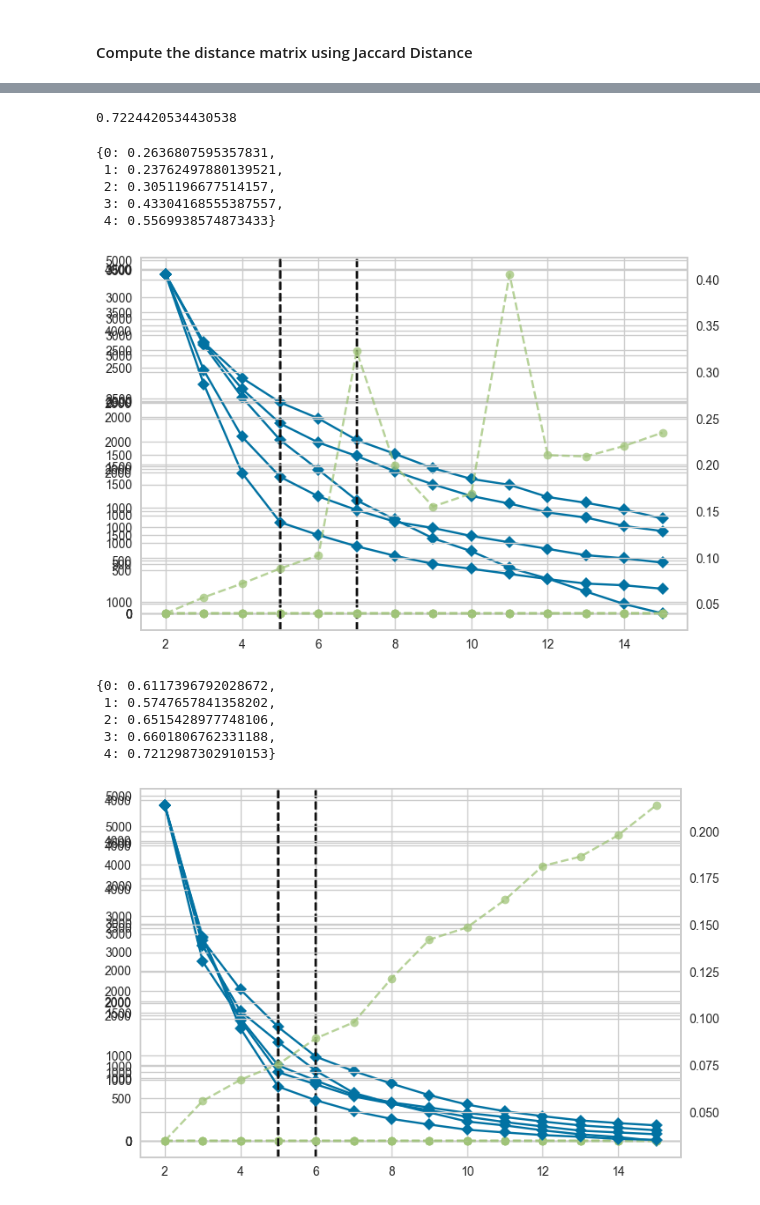
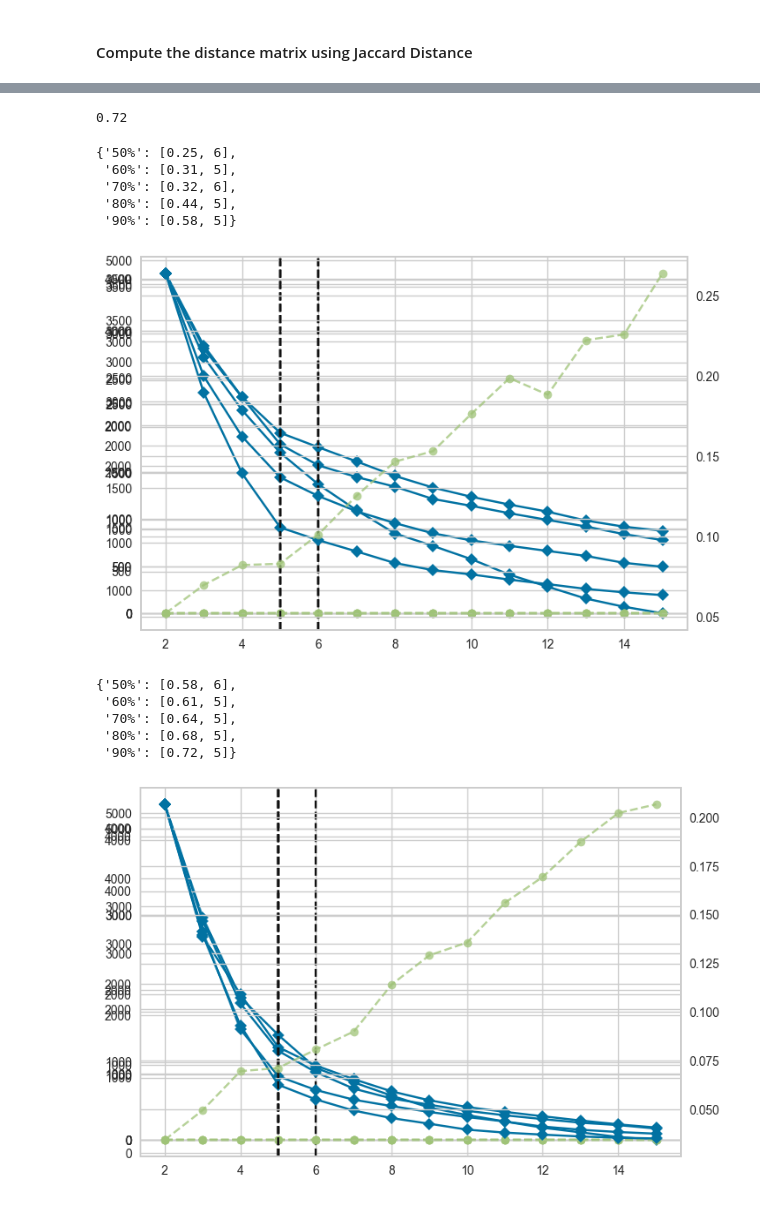
Before and after one commit to pcastiglione99/Data-Quality-Project, a Jupyter notebook: src/project.ipynb, the cells around one changed output, grey strips where cells are left out. Cells and saved outputs as stored; diff of their text form; code cells hidden in the pictures.

```diff
--- a/src/project.ipynb
+++ b/src/project.ipynb
@@ -280,27 +280,28 @@ usersKmeans
 322 rows × 5 columns
 # %%
-silhouette_score(dist_matrix, kmeans_clust.labels_, metric='precomputed')
+round(silhouette_score(dist_matrix, kmeans_clust.labels_, metric='precomputed'),2)
 # %% [output]
-0.7224420534430538
+0.72
 # %%
 simple_score = {}
 for i, df in enumerate(users_simple_imp.values()):
     dist_matrix = np.asarray( [[jaccard_dist(a,b) for _,b in df.iterrows()] for _,a in df.iterrows()])
     model = KMeans()
     visualizer = KElbowVisualizer(model, k=(2,16))
     visualizer.fit(dist_matrix)
     k = visualizer.elbow_value_
     kmeans_clust = KMeans(k).fit(dist_matrix)
-    simple_score[i] = silhouette_score(dist_matrix, kmeans_clust.labels_, metric='precomputed')
+    simple_score[percentages[i]] = [round(silhouette_score(dist_matrix, kmeans_clust.labels_, metric='precomputed'),2), k]
+    df['Cluster'] = kmeans_clust.labels_
 
 simple_score
 # %% [output]
-{0: 0.2636807595357831,
- 1: 0.23762497880139521,
- 2: 0.3051196677514157,
- 3: 0.43304168555387557,
- 4: 0.5569938574873433}
+{'50%': [0.25, 6],
+ '60%': [0.31, 5],
+ '70%': [0.32, 6],
+ '80%': [0.44, 5],
+ '90%': [0.58, 5]}
-[figure, old version]
+[figure, new version]
 # %%
 knn_score = {}
 for i, df in enumerate(users_knn_imp.values()):
@@ -310,13 +311,14 @@ for i, df in enumerate(users_knn_imp.values()):
     visualizer.fit(dist_matrix)
     k = visualizer.elbow_value_
     kmeans_clust = KMeans(k).fit(dist_matrix)
-    knn_score[i] = silhouette_score(dist_matrix, kmeans_clust.labels_, metric='precomputed')
+    knn_score[percentages[i]] = [round(silhouette_score(dist_matrix, kmeans_clust.labels_, metric='precomputed'),2), k]
+    df['Cluster'] = kmeans_clust.labels_
 
 knn_score
 # %% [output]
-{0: 0.6117396792028672,
- 1: 0.5747657841358202,
- 2: 0.6515428977748106,
- 3: 0.6601806762331188,
- 4: 0.7212987302910153}
+{'50%': [0.58, 6],
+ '60%': [0.61, 5],
+ '70%': [0.64, 5],
+ '80%': [0.68, 5],
+ '90%': [0.72, 5]}
-[figure, old version]
+[figure, new version]
```
Also changed, not shown: parts of 12 cells of this notebook, 7 other files.
